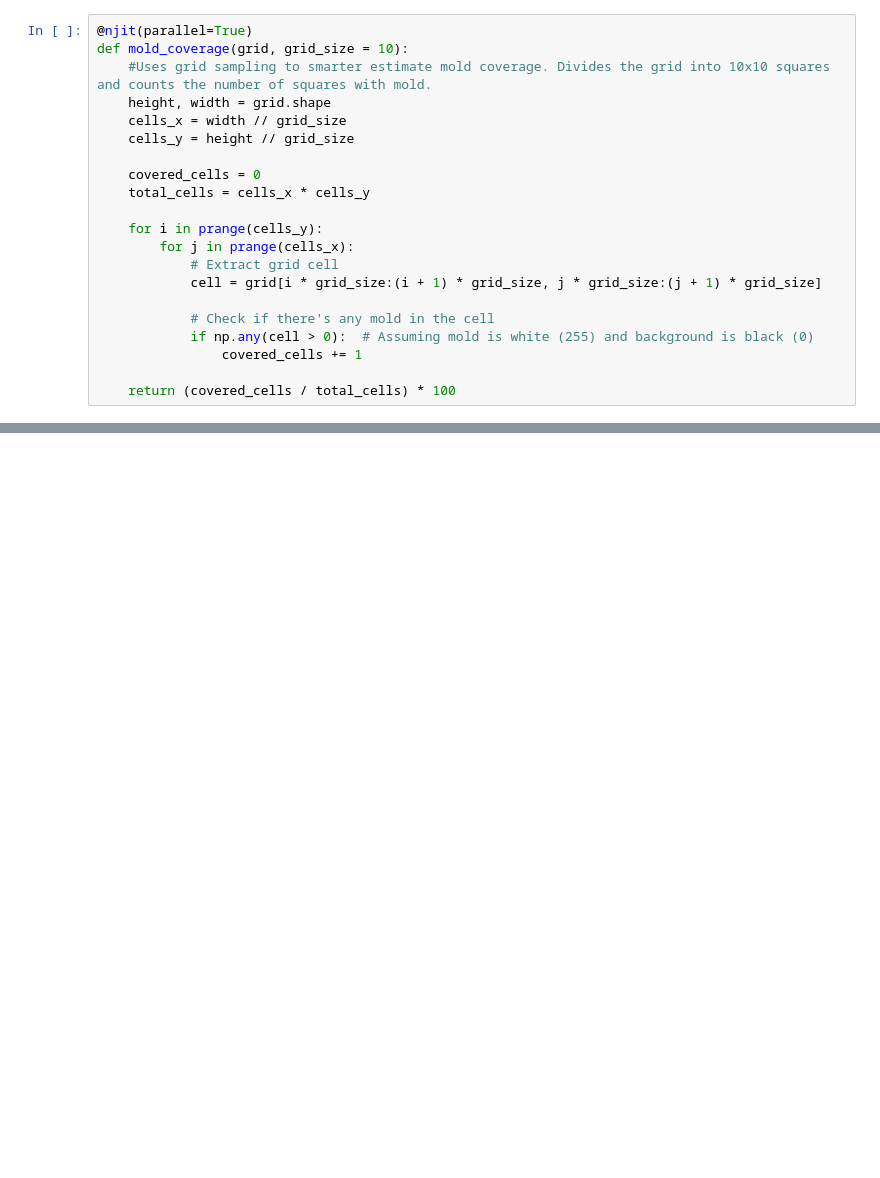
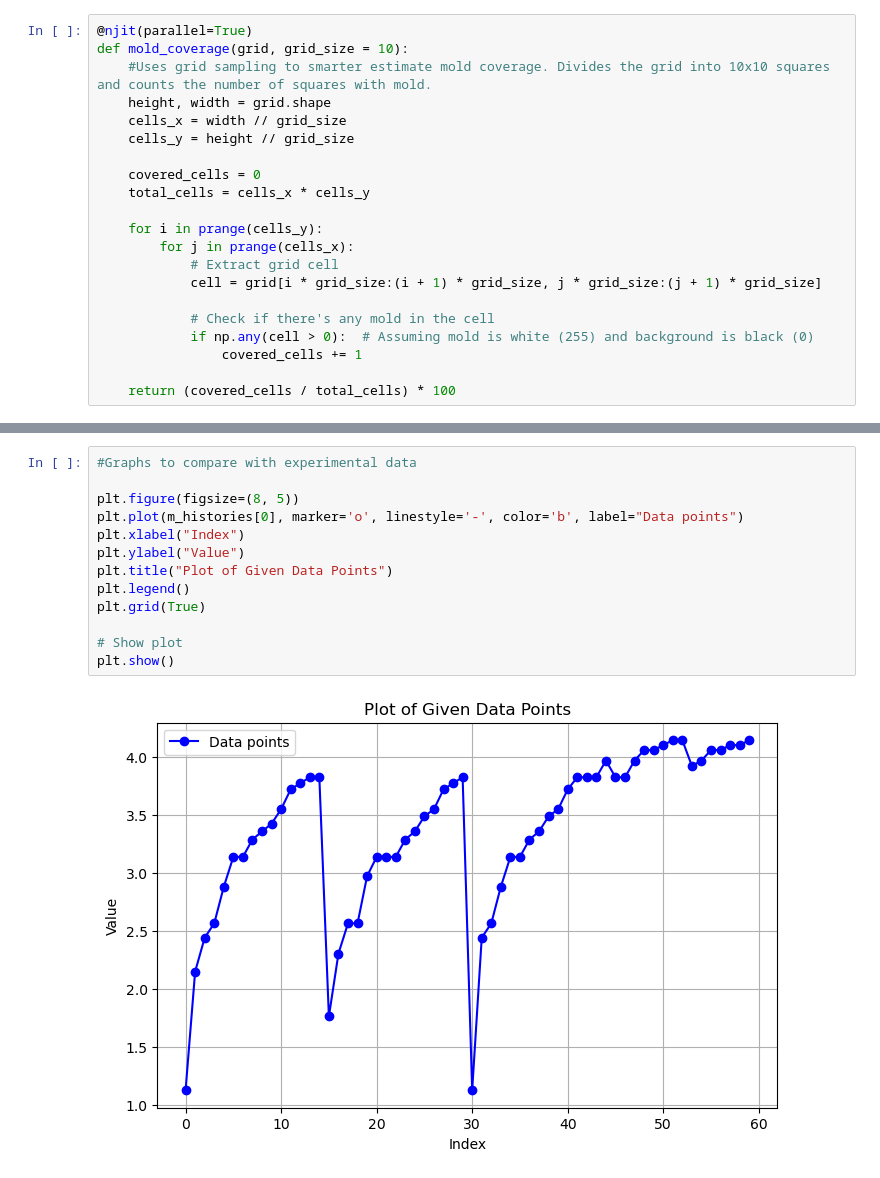
Before and after one commit to SaraStoof/PCS, a Jupyter notebook: dla_2d_testing.ipynb, the cells around one changed output, grey strips where cells are left out. Saved outputs shown, nothing was run; the diff lists cells and outputs as text; blank space fills up the shorter version.

```diff
--- a/dla_2d_testing.ipynb
+++ b/dla_2d_testing.ipynb
@@ -167,0 +193,15 @@ plt.show()
+# %%
+#Graphs to compare with experimental data
+
+plt.figure(figsize=(8, 5))
+plt.plot(m_histories[0], marker='o', linestyle='-', color='b', label="Data points")
+plt.xlabel("Index")
+plt.ylabel("Value")
+plt.title("Plot of Given Data Points")
+plt.legend()
+plt.grid(True)
+
+# Show plot
+plt.show()
+# %% [output]
+[figure, added]
```
Also changed, not shown: parts of 9 cells of this notebook.
